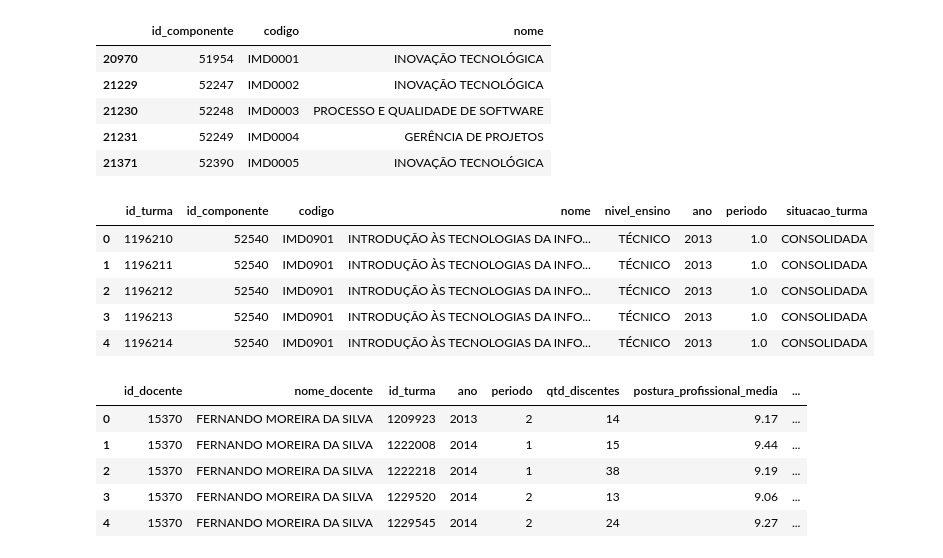
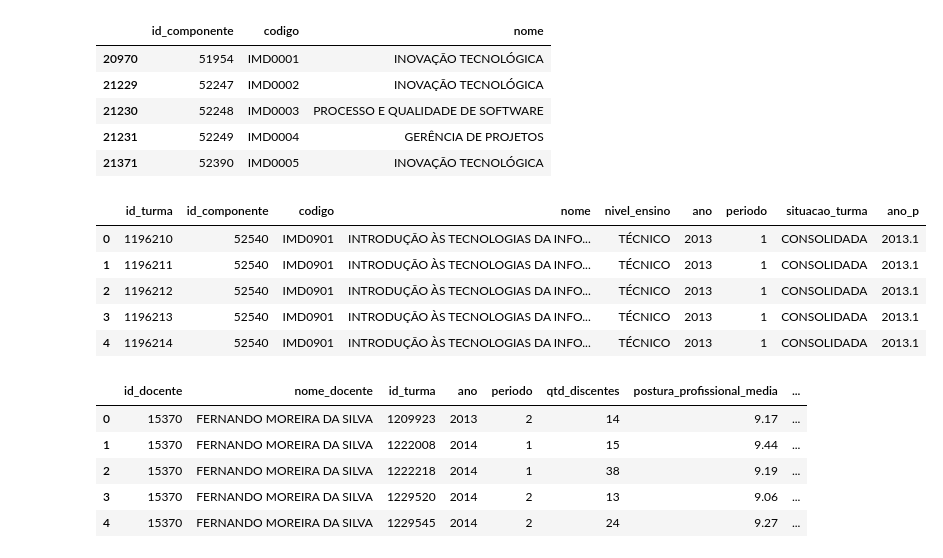
Before and after one commit to Andrelourencogit/Projeto-1-Probabilidade, a Jupyter notebook: projeto02.ipynb, the cells around one changed output. Saved outputs shown, nothing was run; the diff lists cells and outputs as text; code cells hidden in the pictures.

```diff
--- a/projeto02.ipynb
+++ b/projeto02.ipynb
@@ -86,16 +86,24 @@ See the caveats in the documentation: http://pandas.pydata.org/pandas-docs/stabl
 # %%
 #merge entre turmas e disciplinas
 colunas = ["id_turma","id_componente","codigo","nome","nivel_ensino","ano","periodo","situacao_turma"]
 turmas_disciplinas = pd.merge(df_turmas_consolidadas, disciplinas_imd , on='id_componente')[colunas]
 turmas_disciplinas = turmas_disciplinas[~turmas_disciplinas.id_turma.duplicated()]
+
+turmas_disciplinas.ano = turmas_disciplinas.ano.astype(str)
+turmas_disciplinas.periodo = turmas_disciplinas.periodo.astype(np.int64)
+turmas_disciplinas.periodo = turmas_disciplinas.periodo.astype(str)
+
+turmas_disciplinas['ano_p'] = turmas_disciplinas['ano']+"."+turmas_disciplinas['periodo']
+turmas_disciplinas.ano_p = turmas_disciplinas.ano_p.astype(float)
+
 turmas_disciplinas.head()
 # %% [output]
-|  | id_turma | id_componente | codigo | nome | nivel_ensino | ano | periodo | situacao_turma |
-| 0 | 1196210 | 52540 | IMD0901 | INTRODUÇÃO ÀS TECNOLOGIAS DA INFO... | TÉCNICO | 2013 | 1.0 | CONSOLIDADA |
-| 1 | 1196211 | 52540 | IMD0901 | INTRODUÇÃO ÀS TECNOLOGIAS DA INFO... | TÉCNICO | 2013 | 1.0 | CONSOLIDADA |
-| 2 | 1196212 | 52540 | IMD0901 | INTRODUÇÃO ÀS TECNOLOGIAS DA INFO... | TÉCNICO | 2013 | 1.0 | CONSOLIDADA |
-| 3 | 1196213 | 52540 | IMD0901 | INTRODUÇÃO ÀS TECNOLOGIAS DA INFO... | TÉCNICO | 2013 | 1.0 | CONSOLIDADA |
-| 4 | 1196214 | 52540 | IMD0901 | INTRODUÇÃO ÀS TECNOLOGIAS DA INFO... | TÉCNICO | 2013 | 1.0 | CONSOLIDADA |
+|  | id_turma | id_componente | codigo | nome | nivel_ensino | ano | periodo | situacao_turma | ano_p |
+| 0 | 1196210 | 52540 | IMD0901 | INTRODUÇÃO ÀS TECNOLOGIAS DA INFO... | TÉCNICO | 2013 | 1 | CONSOLIDADA | 2013.1 |
+| 1 | 1196211 | 52540 | IMD0901 | INTRODUÇÃO ÀS TECNOLOGIAS DA INFO... | TÉCNICO | 2013 | 1 | CONSOLIDADA | 2013.1 |
+| 2 | 1196212 | 52540 | IMD0901 | INTRODUÇÃO ÀS TECNOLOGIAS DA INFO... | TÉCNICO | 2013 | 1 | CONSOLIDADA | 2013.1 |
+| 3 | 1196213 | 52540 | IMD0901 | INTRODUÇÃO ÀS TECNOLOGIAS DA INFO... | TÉCNICO | 2013 | 1 | CONSOLIDADA | 2013.1 |
+| 4 | 1196214 | 52540 | IMD0901 | INTRODUÇÃO ÀS TECNOLOGIAS DA INFO... | TÉCNICO | 2013 | 1 | CONSOLIDADA | 2013.1 |
 # %%
 # armazena as avaliações dos professores da ufrn
 avaliacao = pd.read_csv("dados/avaliacaodocencia.csv", sep=';')
```
Also changed, not shown: parts of 10 cells of this notebook, 16 other files.
